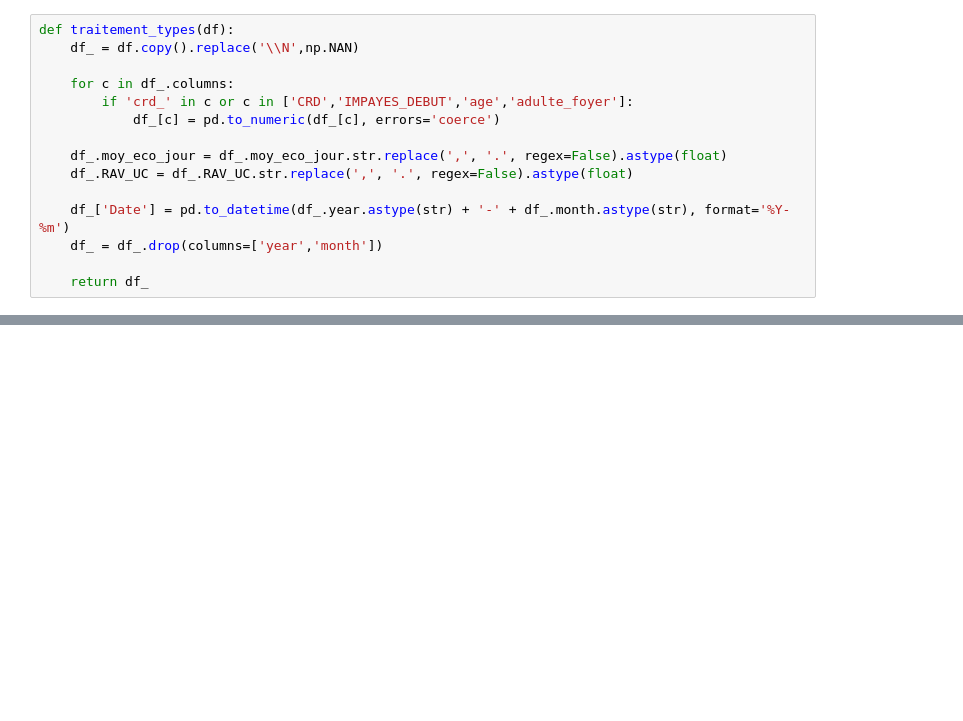
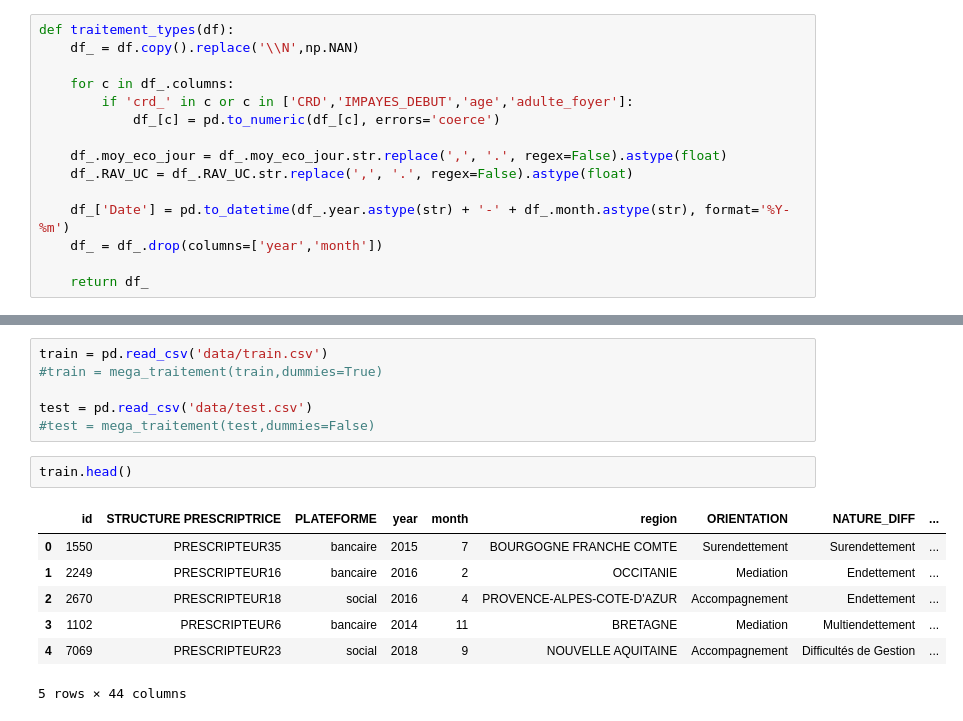
Before and after one commit to willcard/Cresus_Kaggle_Competition, a Jupyter notebook: entrainement_cresus.ipynb, the cells around one changed output, grey strips where cells are left out. Cells and saved outputs as stored; diff of their text form; blank space fills up the shorter version.

```diff
--- a/entrainement_cresus.ipynb
+++ b/entrainement_cresus.ipynb
@@ -180,0 +195,16 @@ test['groupe'] = mf_test['kmeans']
+# %%
+train = pd.read_csv('data/train.csv')
+#train = mega_traitement(train,dummies=True)
+
+test = pd.read_csv('data/test.csv')
+#test = mega_traitement(test,dummies=False)
+# %%
+train.head()
+# %% [output]
+|  | id | STRUCTURE PRESCRIPTRICE | PLATEFORME | year | month | region | ORIENTATION | NATURE_DIFF | ... |
+| 0 | 1550 | PRESCRIPTEUR35 | bancaire | 2015 | 7 | BOURGOGNE FRANCHE COMTE | Surendettement | Surendettement | ... |
+| 1 | 2249 | PRESCRIPTEUR16 | bancaire | 2016 | 2 | OCCITANIE | Mediation | Endettement | ... |
+| 2 | 2670 | PRESCRIPTEUR18 | social | 2016 | 4 | PROVENCE-ALPES-COTE-D'AZUR | Accompagnement | Endettement | ... |
+| 3 | 1102 | PRESCRIPTEUR6 | bancaire | 2014 | 11 | BRETAGNE | Mediation | Multiendettement | ... |
+| 4 | 7069 | PRESCRIPTEUR23 | social | 2018 | 9 | NOUVELLE AQUITAINE | Accompagnement | Difficultés de Gestion | ... |
+5 rows × 44 columns
```
Also changed, not shown: parts of 40 cells of this notebook, 2 other files.
